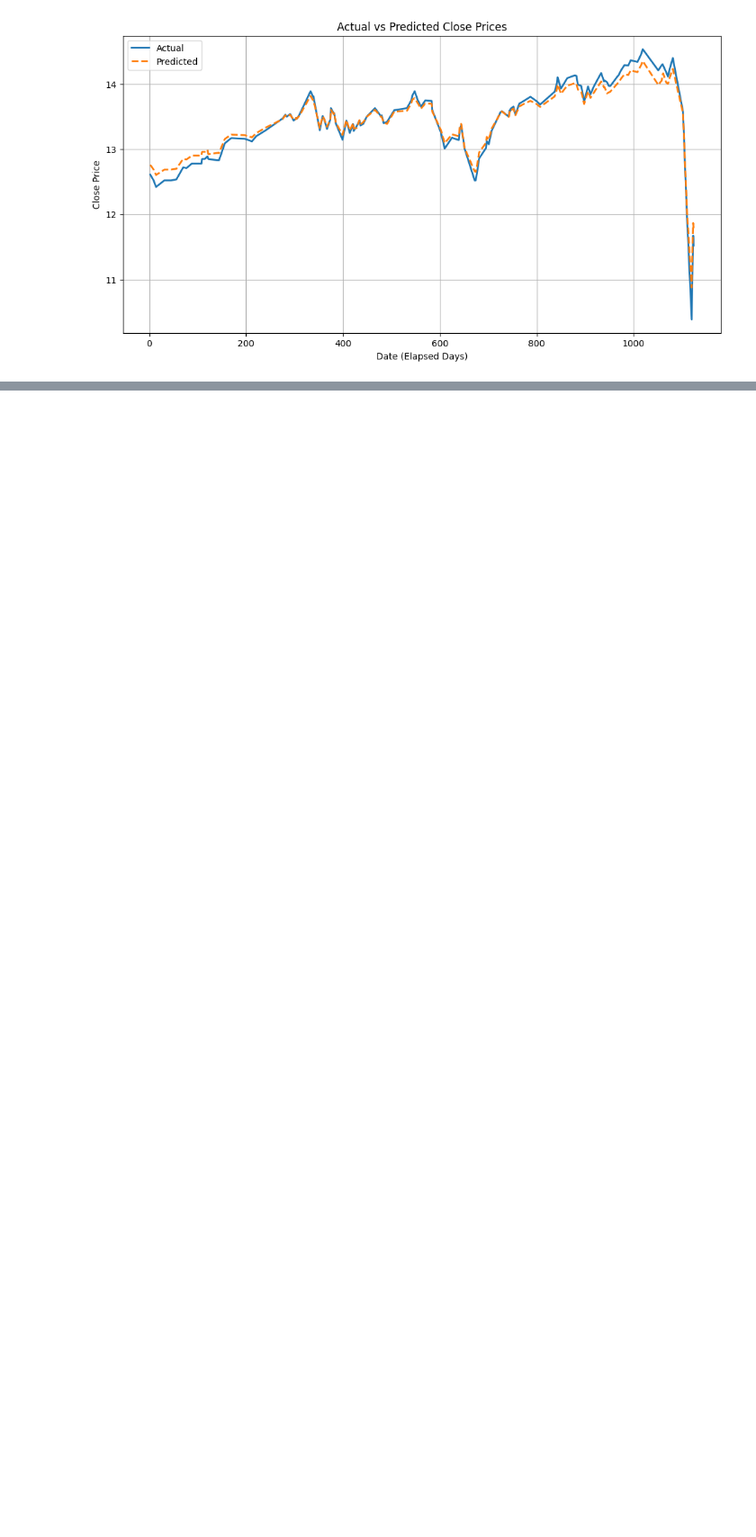
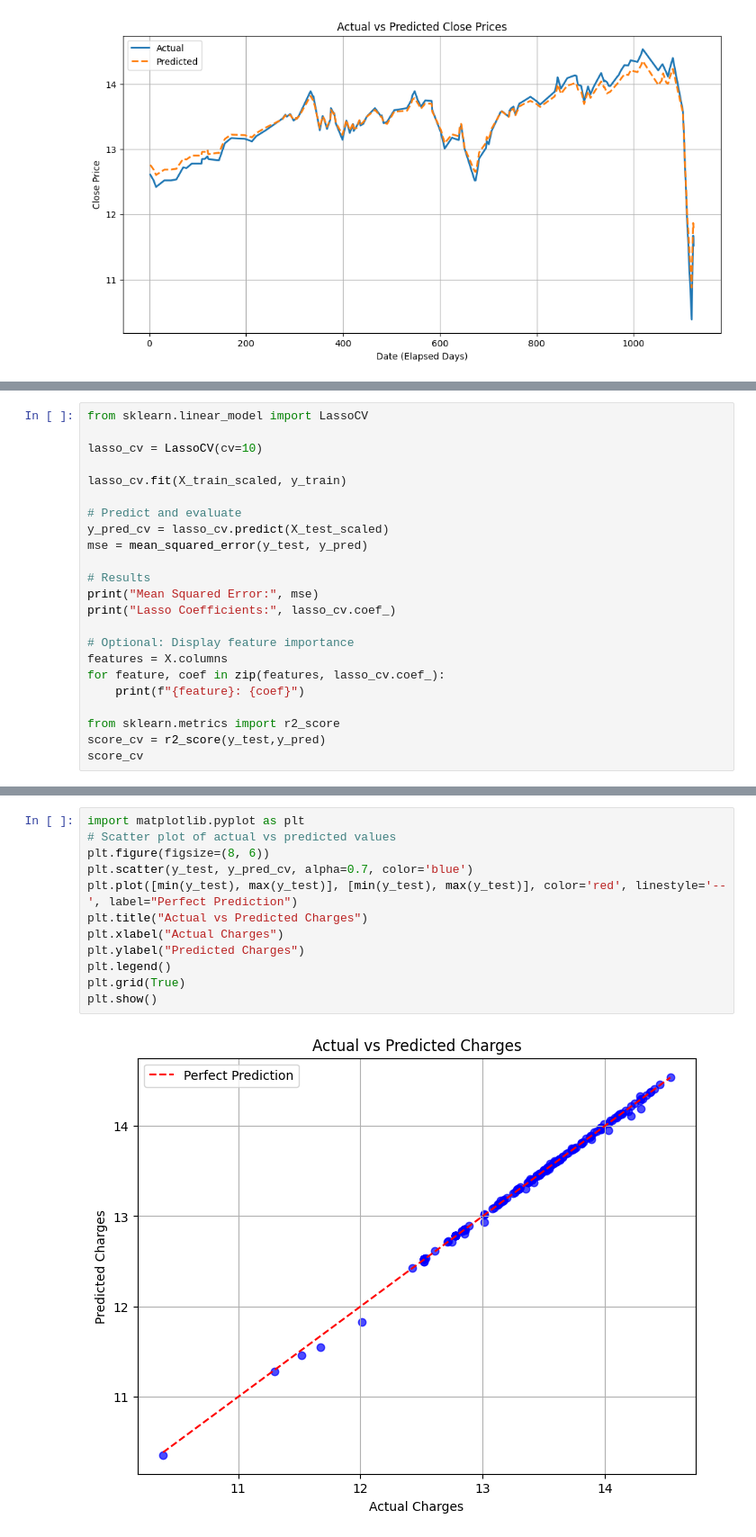
Before and after one commit to ahmobayen/ActionLearning, a Jupyter notebook: lasso-regression-stock-price-prediction.ipynb, the cells around one changed output, grey strips where cells are left out. Shown: that part at 90% size. Drawn from its saved outputs; the diff is of its cells as text; blank space fills up the shorter version.

Commit message:
Kaggle Notebook | Lasso_Regression-Stock_price_prediction | Version 5

```diff
--- a/lasso-regression-stock-price-prediction.ipynb
+++ b/lasso-regression-stock-price-prediction.ipynb
@@ -204,0 +272,23 @@ plt.show()
+# %%
+from sklearn.linear_model import LassoCV
+
+lasso_cv = LassoCV(cv=10)
+
+lasso_cv.fit(X_train_scaled, y_train)
+
+# Predict and evaluate
+y_pred_cv = lasso_cv.predict(X_test_scaled)
+mse = mean_squared_error(y_test, y_pred)
+
+# Results
+print("Mean Squared Error:", mse)
+print("Lasso Coefficients:", lasso_cv.coef_)
+
+# Optional: Display feature importance
+features = X.columns
+for feature, coef in zip(features, lasso_cv.coef_):
+    print(f"{feature}: {coef}")
+
+from sklearn.metrics import r2_score
+score_cv = r2_score(y_test,y_pred)
+score_cv
@@ -204,0 +310,14 @@ plt.show()
+# %%
+import matplotlib.pyplot as plt
+# Scatter plot of actual vs predicted values
+plt.figure(figsize=(8, 6))
+plt.scatter(y_test, y_pred_cv, alpha=0.7, color='blue')
+plt.plot([min(y_test), max(y_test)], [min(y_test), max(y_test)], color='red', linestyle='--', label="Perfect Prediction")
+plt.title("Actual vs Predicted Charges")
+plt.xlabel("Actual Charges")
+plt.ylabel("Predicted Charges")
+plt.legend()
+plt.grid(True)
+plt.show()
+# %% [output]
+[figure, added]
```
Also changed, not shown: parts of 26 cells of this notebook.
